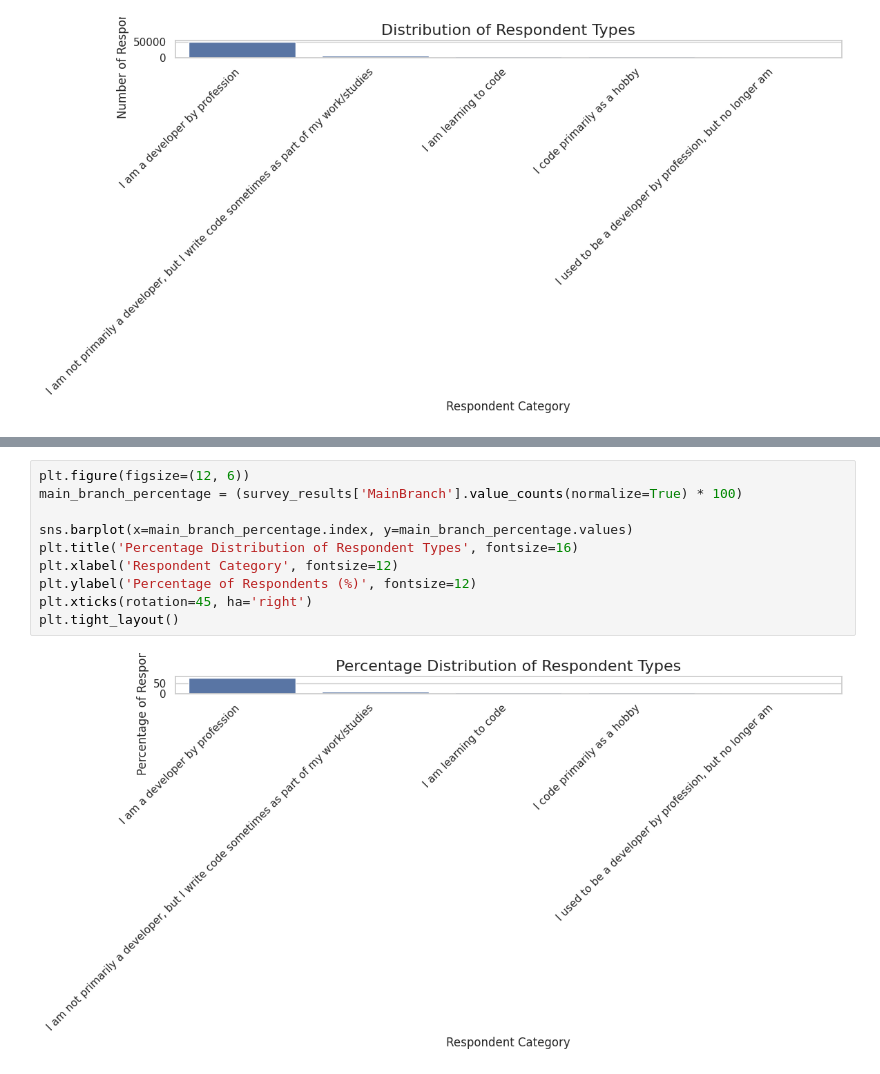
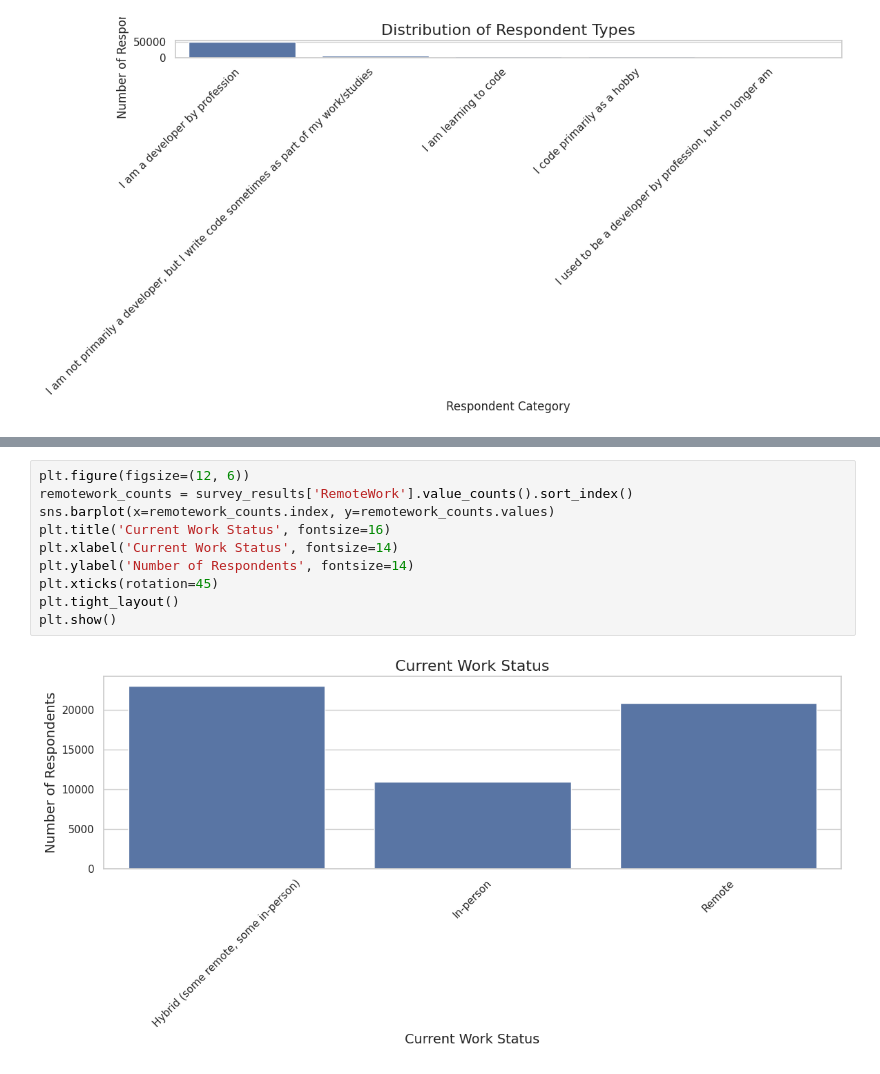
Before and after one commit to gorky93/stackoverflow_analysis, a Jupyter notebook: stackoverflow24.ipynb, the cells around one changed output, grey strips where cells are left out. Cells and saved outputs as stored; diff of their text form.

```diff
--- a/stackoverflow24.ipynb
+++ b/stackoverflow24.ipynb
@@ -218,12 +290,12 @@ plt.tight_layout()
 # %%
 plt.figure(figsize=(12, 6))
-main_branch_percentage = (survey_results['MainBranch'].value_counts(normalize=True) * 100)
-
-sns.barplot(x=main_branch_percentage.index, y=main_branch_percentage.values)
-plt.title('Percentage Distribution of Respondent Types', fontsize=16)
-plt.xlabel('Respondent Category', fontsize=12)
-plt.ylabel('Percentage of Respondents (%)', fontsize=12)
-plt.xticks(rotation=45, ha='right')
+remotework_counts = survey_results['RemoteWork'].value_counts().sort_index()
+sns.barplot(x=remotework_counts.index, y=remotework_counts.values)
+plt.title('Current Work Status', fontsize=16)
+plt.xlabel('Current Work Status', fontsize=14)
+plt.ylabel('Number of Respondents', fontsize=14)
+plt.xticks(rotation=45)
 plt.tight_layout()
+plt.show()
 # %% [output]
-[figure, old version]
+[figure, new version]
```
Also changed, not shown: parts of 9 cells of this notebook.
